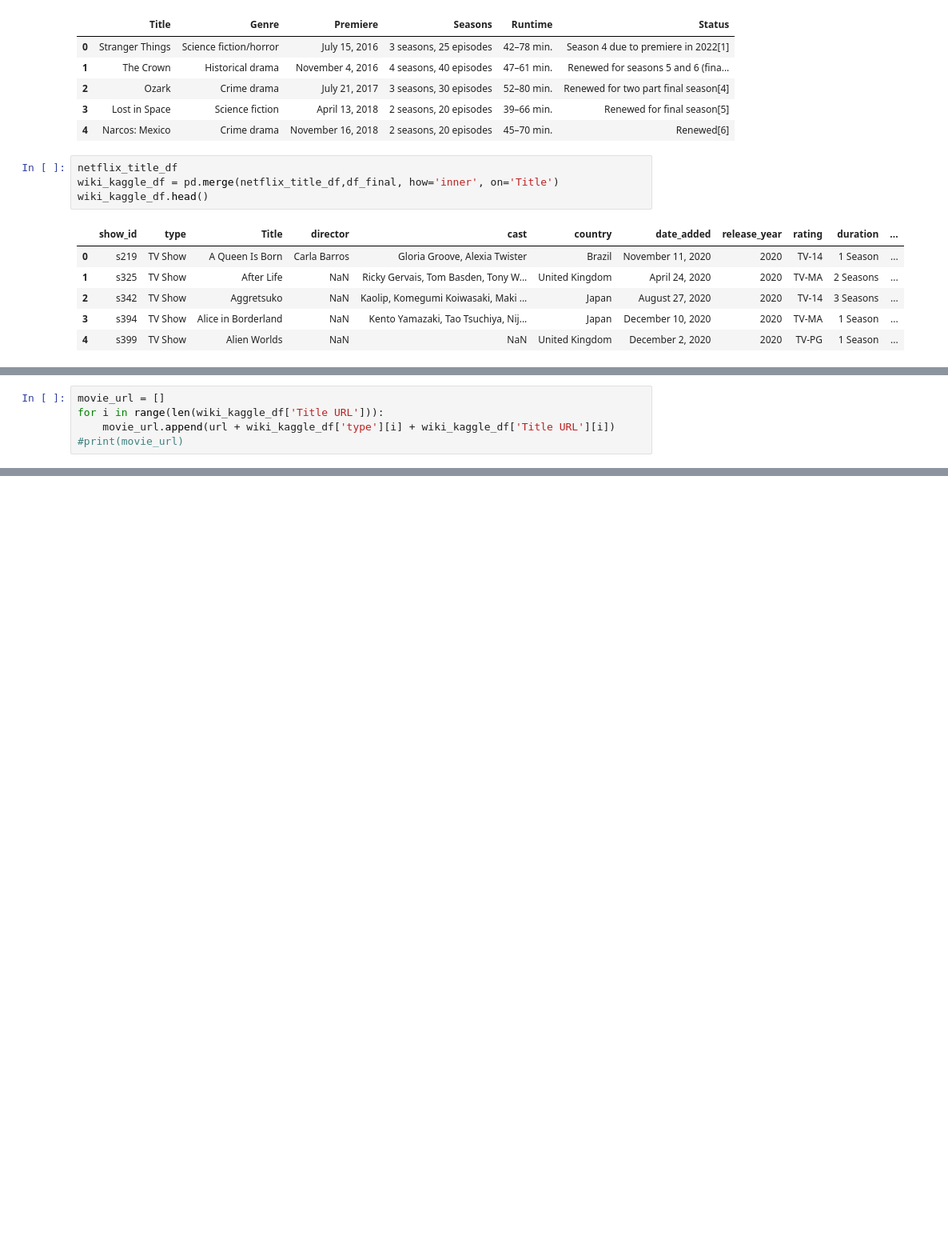
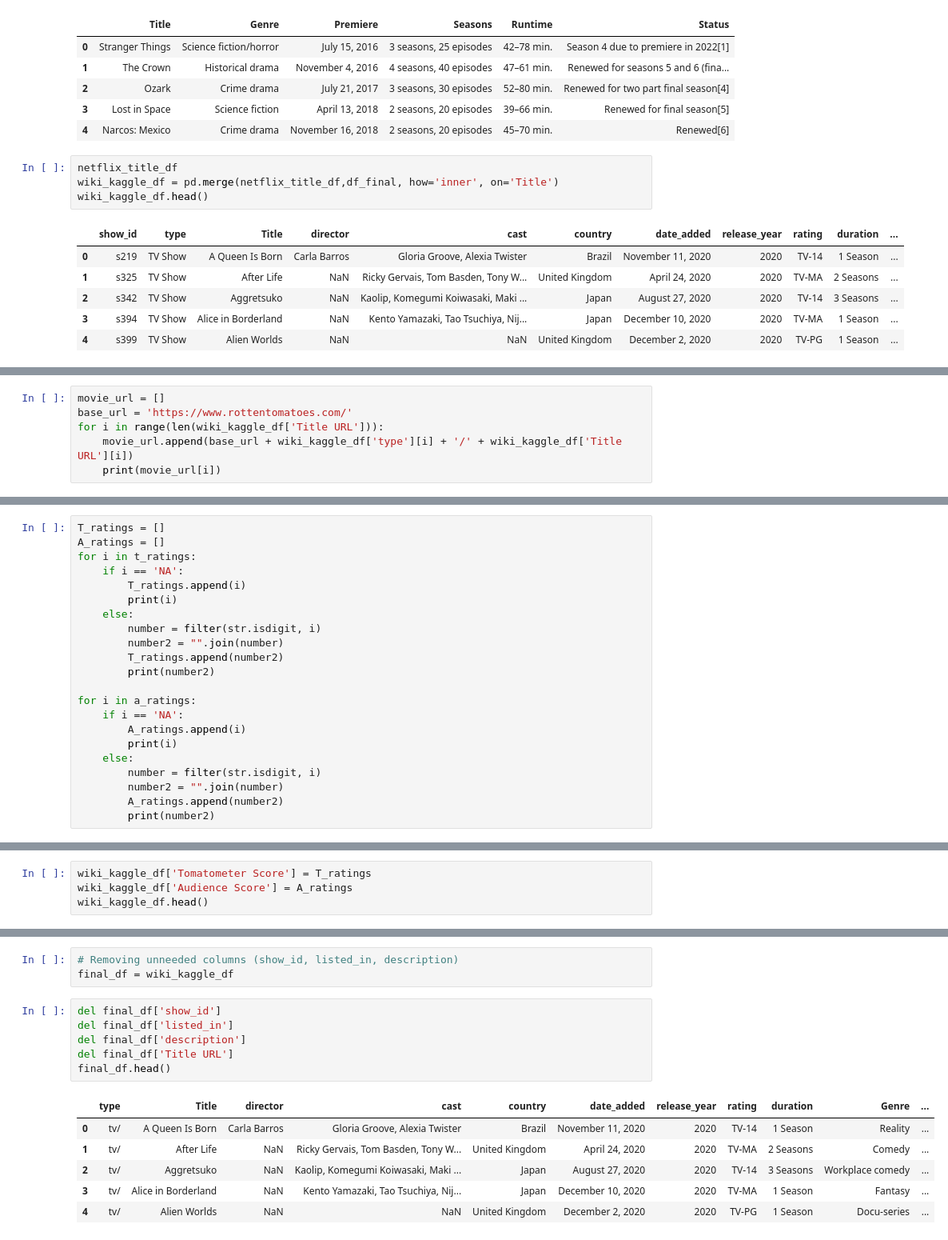
Before and after one commit to shaji-lakshmi/ELT_project2, a Jupyter notebook: NetflixCSV.ipynb, the cells around one changed output, grey strips where cells are left out. Shown: that part at 80% size. Saved outputs shown, nothing was run; the diff lists cells and outputs as text; blank space fills up the shorter version.

```diff
--- a/NetflixCSV.ipynb
+++ b/NetflixCSV.ipynb
@@ -161,5 +126,6 @@ Zero
 # %%
 movie_url = []
+base_url = 'https://www.rottentomatoes.com/'
 for i in range(len(wiki_kaggle_df['Title URL'])):
-    movie_url.append(url + wiki_kaggle_df['type'][i] + wiki_kaggle_df['Title URL'][i])
-#print(movie_url)
+    movie_url.append(base_url + wiki_kaggle_df['type'][i] + '/' + wiki_kaggle_df['Title URL'][i])
+    print(movie_url[i])
@@ -220,0 +204,22 @@ for i in movie_url:
+# %%
+T_ratings = []
+A_ratings = []
+for i in t_ratings:
+    if i == 'NA':
+        T_ratings.append(i)
+        print(i)
+    else:
+        number = filter(str.isdigit, i)
+        number2 = "".join(number)
+        T_ratings.append(number2)
+        print(number2)
+
+for i in a_ratings:
+    if i == 'NA':
+        A_ratings.append(i)
+        print(i)
+    else:
+        number = filter(str.isdigit, i)
+        number2 = "".join(number)
+        A_ratings.append(number2)
+        print(number2)
@@ -220,0 +244,4 @@ for i in movie_url:
+# %%
+wiki_kaggle_df['Tomatometer Score'] = T_ratings
+wiki_kaggle_df['Audience Score'] = A_ratings
+wiki_kaggle_df.head()
@@ -220,0 +255,16 @@ for i in movie_url:
+# %%
+# Removing unneeded columns (show_id, listed_in, description)
+final_df = wiki_kaggle_df
+# %%
+del final_df['show_id']
+del final_df['listed_in']
+del final_df['description']
+del final_df['Title URL']
+final_df.head()
+# %% [output]
+|  | type | Title | director | cast | country | date_added | release_year | rating | duration | Genre | ... |
+| 0 | tv/ | A Queen Is Born | Carla Barros | Gloria Groove, Alexia Twister | Brazil | November 11, 2020 | 2020 | TV-14 | 1 Season | Reality | ... |
+| 1 | tv/ | After Life | NaN | Ricky Gervais, Tom Basden, Tony W... | United Kingdom | April 24, 2020 | 2020 | TV-MA | 2 Seasons | Comedy | ... |
+| 2 | tv/ | Aggretsuko | NaN | Kaolip, Komegumi Koiwasaki, Maki ... | Japan | August 27, 2020 | 2020 | TV-14 | 3 Seasons | Workplace comedy | ... |
+| 3 | tv/ | Alice in Borderland | NaN | Kento Yamazaki, Tao Tsuchiya, Nij... | Japan | December 10, 2020 | 2020 | TV-MA | 1 Season | Fantasy | ... |
+| 4 | tv/ | Alien Worlds | NaN | NaN | United Kingdom | December 2, 2020 | 2020 | TV-PG | 1 Season | Docu-series | ... |
```
Also changed, not shown: parts of 20 cells of this notebook, 1 other file.
